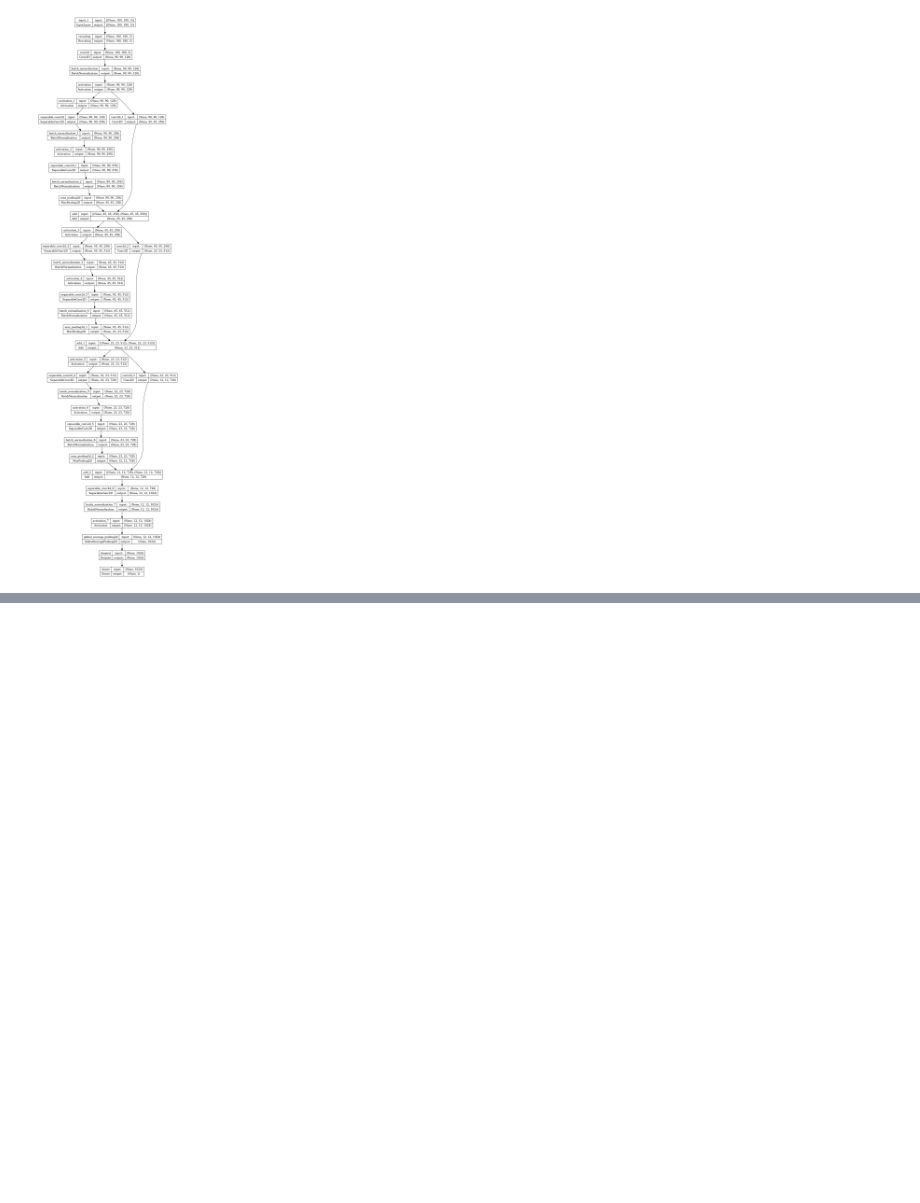
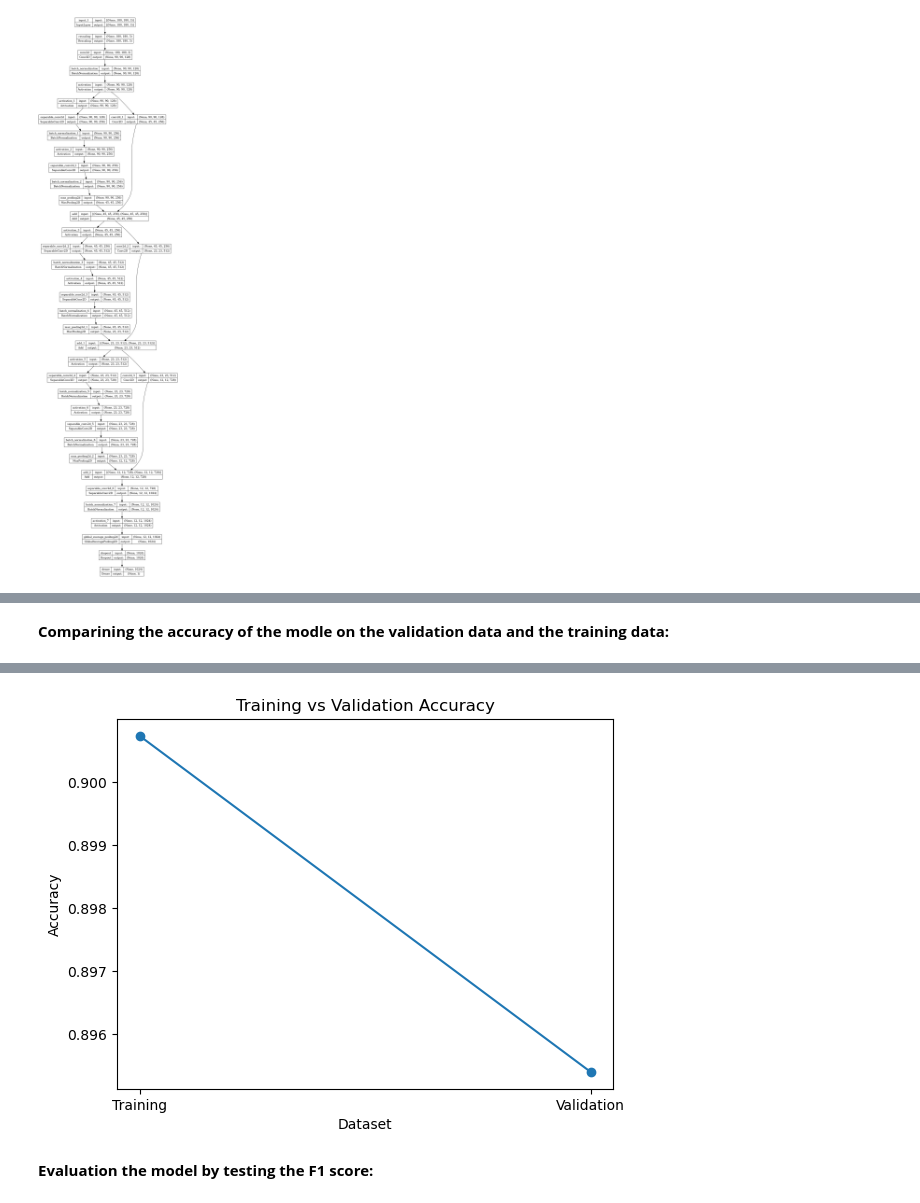
Before and after one commit to saadAwd/Kaggle, a Jupyter notebook: notebookd26084f838.ipynb, the cells around one changed output, grey strips where cells are left out. Saved outputs shown, nothing was run; the diff lists cells and outputs as text; code cells hidden in the pictures; blank space fills up the shorter version.

```diff
--- a/notebookd26084f838.ipynb
+++ b/notebookd26084f838.ipynb
@@ -301,0 +331,23 @@ This image is 44.82% flip and 55.18% notflip.
+# %% [markdown]
+**Comparining the accuracy of the modle on the validation data and the training data:**
+# %%
+import matplotlib.pyplot as plt
+
+# Evaluate on validation data
+val_loss, val_acc = model.evaluate(val_ds)
+print(f"Validation loss: {val_loss:.4f}")
+print(f"Validation accuracy: {val_acc:.4f}")
+
+# Evaluate on training data
+train_loss, train_acc = model.evaluate(train_ds)
+print(f"Training loss: {train_loss:.4f}")
+print(f"Training accuracy: {train_acc:.4f}")
+
+# Plot accuracy values
+plt.plot([1,2], [train_acc, val_acc], marker='o')
+plt.title("Training vs Validation Accuracy")
+plt.xlabel("Dataset")
+plt.ylabel("Accuracy")
+plt.xticks([1,2], ['Training', 'Validation'])
+plt.show()
+# %% [output]
@@ -301,0 +360,3 @@ This image is 44.82% flip and 55.18% notflip.
+[figure, added]
+# %% [markdown]
+**Evaluation the model by testing the F1 score:**
```
Also changed, not shown: parts of 18 cells of this notebook.
